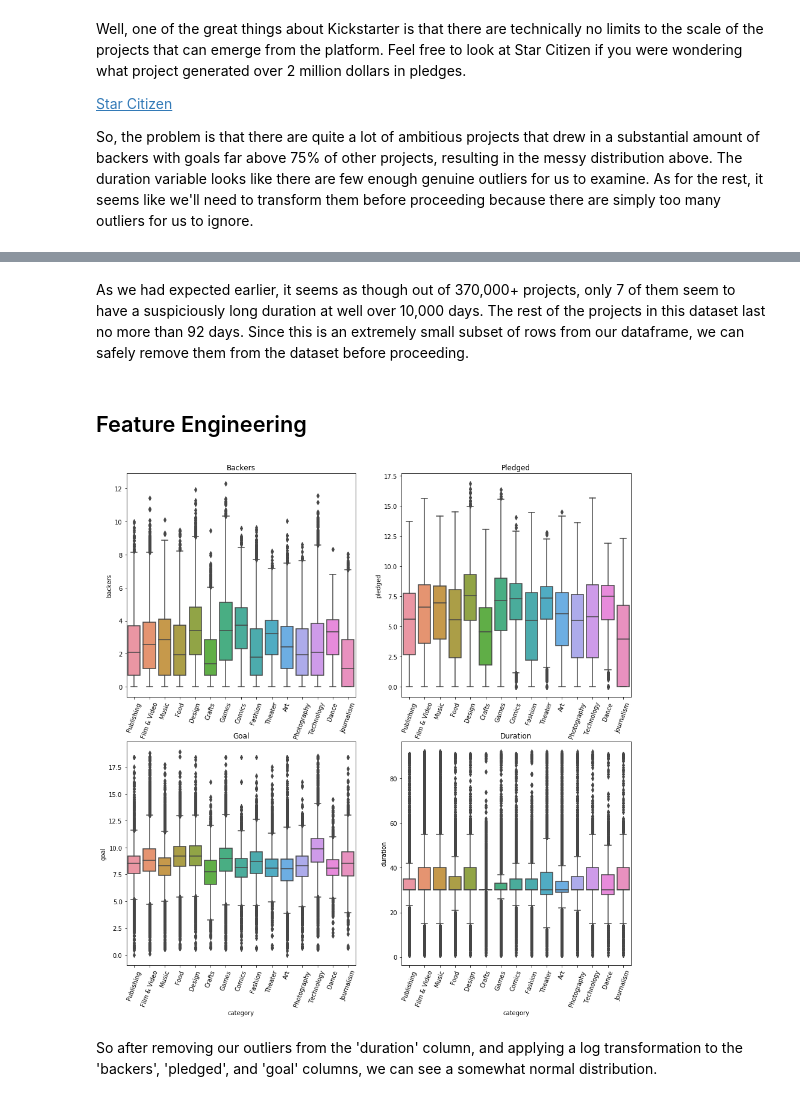
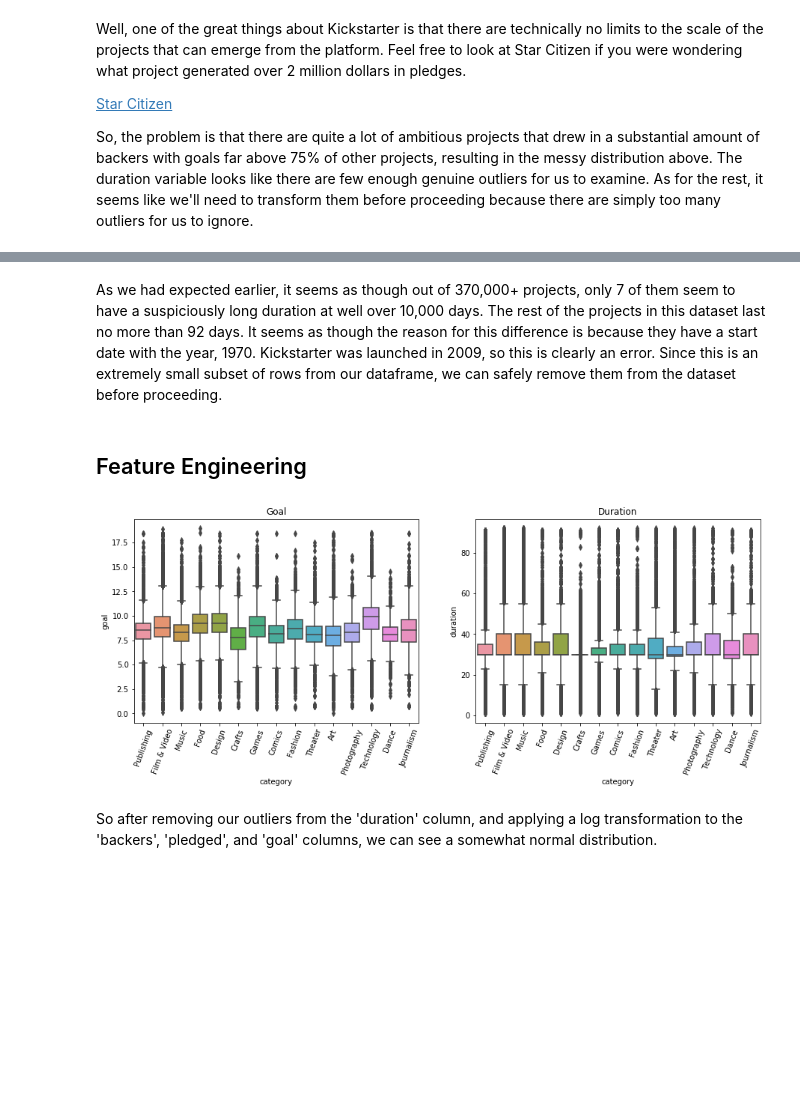
Before and after one commit to mhuh22/Thinkful, a Jupyter notebook: Bootcamp/Unit 3/Lesson 7 - Capstone/Predicting The Outcome of Kickstarter Projects.ipynb, the cells around one changed output, grey strips where cells are left out. Cells and saved outputs as stored; diff of their text form; code cells hidden in the pictures; blank space fills up the shorter version.

```diff
--- a/Bootcamp/Unit 3/Lesson 7 - Capstone/Predicting The Outcome of Kickstarter Projects.ipynb
+++ b/Bootcamp/Unit 3/Lesson 7 - Capstone/Predicting The Outcome of Kickstarter Projects.ipynb
@@ -131,6 +117,9 @@ kickstart_data['duration'] = (kickstart_data['duration'] / np.timedelta64(1, 'D'
 
 # Create year variable from the deadline
 kickstart_data['year'] = kickstart_data['launched'].dt.year
+kickstart_data['launch_month'] = kickstart_data['launched'].dt.month
+kickstart_data['deadline_month'] = kickstart_data['deadline'].dt.month
+kickstart_data['day'] = kickstart_data['launched'].dt.day
 
 # Drop the launch and duration now that we don't need them
 kickstart_data.drop(['launched', 'deadline'], 1, inplace=True)
@@ -222,5 +213,5 @@ kickstart_data.sort_values('duration', ascending = False).head(10)
 # %% [markdown]
-As we had expected earlier, it seems as though out of 370,000+ projects, only 7 of them seem to have a suspiciously long duration at well over 10,000 days. The rest of the projects in this dataset last no more than 92 days. Since this is an extremely small subset of rows from our dataframe, we can safely remove them from the dataset before proceeding.
+As we had expected earlier, it seems as though out of 370,000+ projects, only 7 of them seem to have a suspiciously long duration at well over 10,000 days. The rest of the projects in this dataset last no more than 92 days. It seems as though the reason for this difference is because they have a start date with the year, 1970. Kickstarter was launched in 2009, so this is clearly an error. Since this is an extremely small subset of rows from our dataframe, we can safely remove them from the dataset before proceeding.
 # %%
 # Drop our 7 outliers from the dataset based on duration
 kickstart_data.drop(kickstart_data.sort_values('duration', ascending = False).head(7).index, axis=0, inplace = True)
@@ -233,29 +224,19 @@ kickstart_data['pledged'] = np.log(kickstart_data['pledged'] + 1)
 kickstart_data['goal'] = np.log(kickstart_data['goal'] + 1)
 # %%
 # Plot all of variables, and try to identify outliers
-plt.rcParams['figure.figsize'] = [15,15]
+plt.rcParams['figure.figsize'] = [15,5]
 
-plt.subplot(2,2,1)
-plt.title('Backers')
-plt.xticks(rotation=70)
-ax = sns.boxplot(x="category", y="backers", data=kickstart_data)
-
-plt.subplot(2,2,2)
-plt.title('Pledged')
-plt.xticks(rotation=70)
-ax = sns.boxplot(x="category", y="pledged", data=kickstart_data)
-
-plt.subplot(2,2,3)
+plt.subplot(1,2,1)
 plt.title('Goal')
 plt.xticks(rotation=70)
 ax = sns.boxplot(x="category", y="goal", data=kickstart_data)
 
-plt.subplot(2,2,4)
+plt.subplot(1,2,2)
 plt.title('Duration')
 plt.xticks(rotation=70)
 ax = sns.boxplot(x="category", y="duration", data=kickstart_data)
 # %% [output]
-[figure, old version]
+[figure, new version]
 # %% [markdown]
 So after removing our outliers from the 'duration' column, and applying a log transformation to the 'backers', 'pledged', and 'goal' columns, we can see a somewhat normal distribution.
 # %%
```
Also changed, not shown: parts of 62 cells of this notebook.
